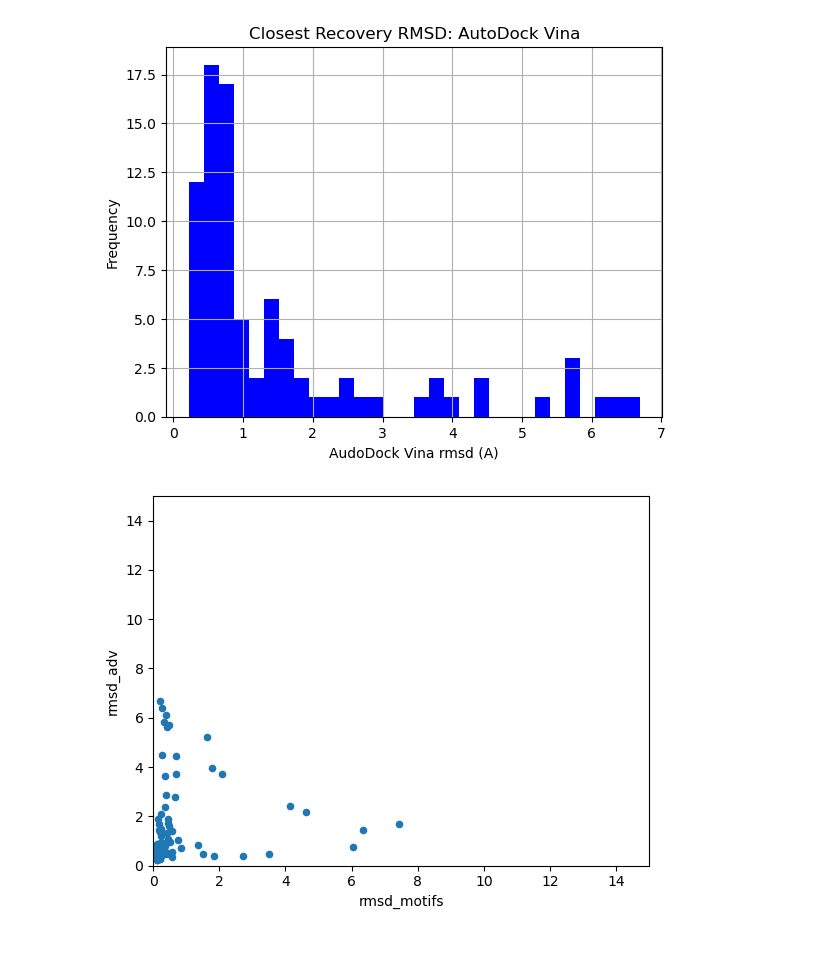
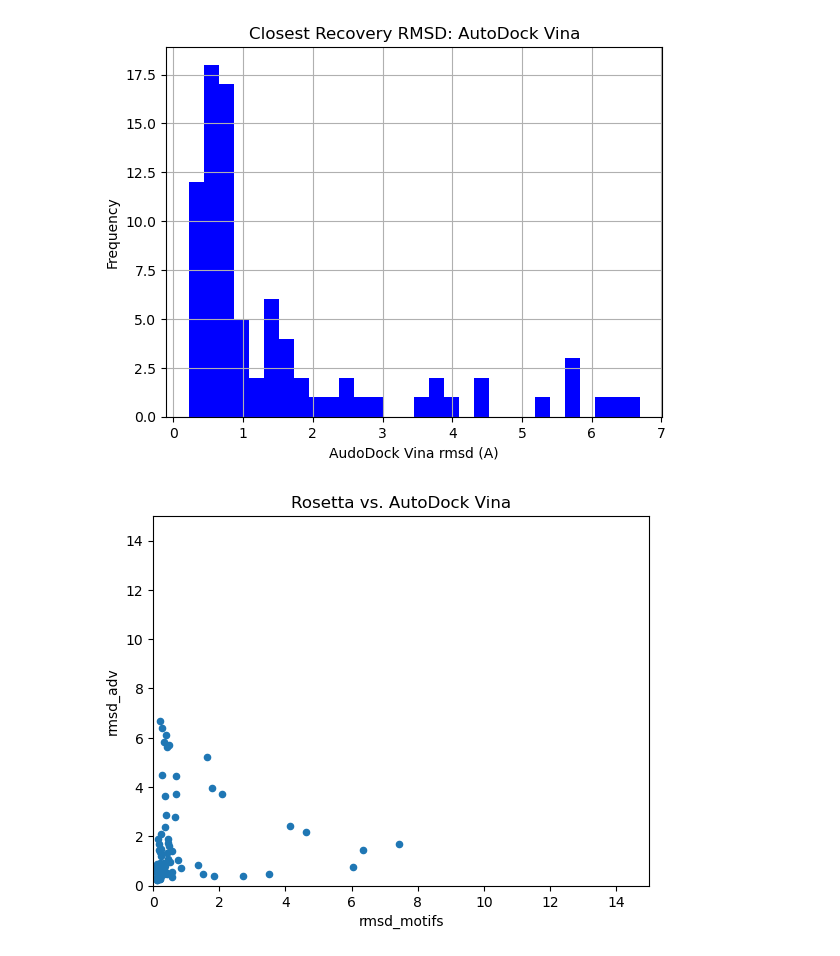
Before and after one commit to toadlover/thyme_lab_internship_2024, a Jupyter notebook: jupyter_notebooks/AutoDock_vs_Rosetta.ipynb, the cells around one changed output. Cells and saved outputs as stored; diff of their text form; code cells hidden in the pictures.

Commit message:
updating scatterplot graphs for publishing

```diff
--- a/jupyter_notebooks/AutoDock_vs_Rosetta.ipynb
+++ b/jupyter_notebooks/AutoDock_vs_Rosetta.ipynb
@@ -182,8 +182,9 @@ plt.show()
 # %%
 #make a scatterplot in the place of the heatmap
 merged_df.plot(kind='scatter',x='rmsd_motifs',y='rmsd_adv')
 plt.xlim(0,15)
 plt.ylim(0,15)
+plt.title("Rosetta vs. AutoDock Vina")
 plt.show()
 # %% [output]
-[figure, old version]
+[figure, new version]
```
Also changed, not shown: parts of 2 cells of this notebook, 2 other files.
